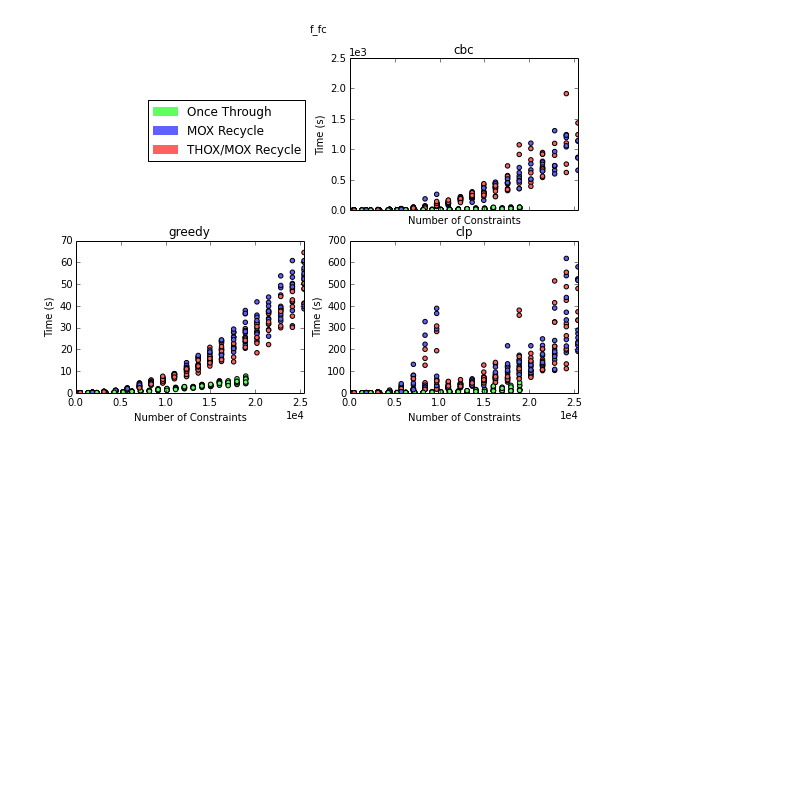
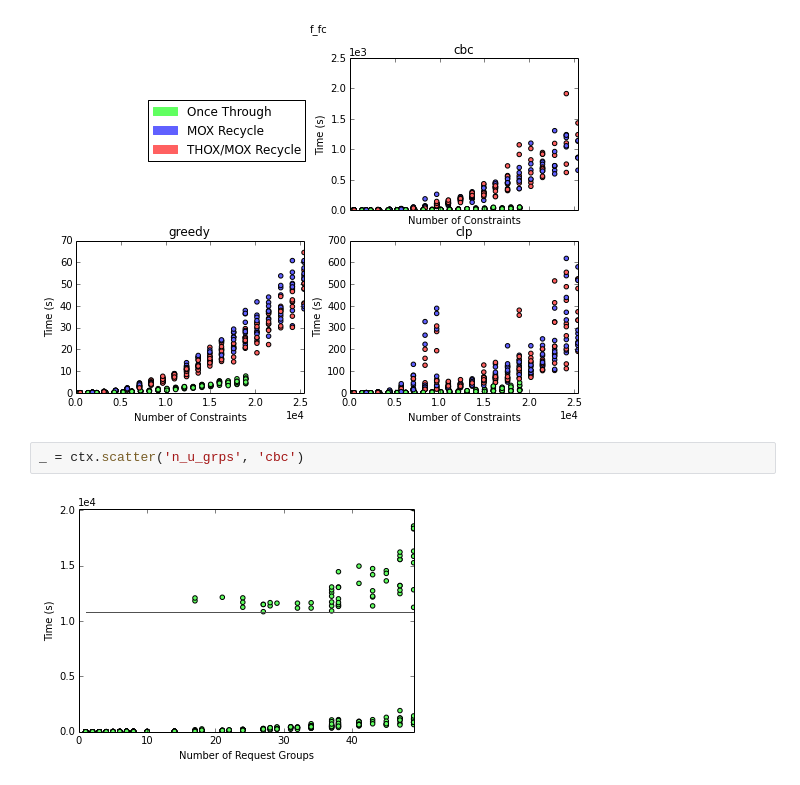
Before and after one commit to gidden/cyclopts, a Jupyter notebook: nbs/capabilities.ipynb, the cells around one changed output. Saved outputs shown, nothing was run; the diff lists cells and outputs as text; blank space fills up the shorter version.

```diff
--- a/nbs/capabilities.ipynb
+++ b/nbs/capabilities.ipynb
@@ -93,3 +93,7 @@ ctx.three_pane_colorparam('n_constrs', 'f_fc')
 ctx.three_pane_colorparam('n_constrs', 'f_fc', below=3*60*60)
 # %% [output]
 [figure]
+# %%
+_ = ctx.scatter('n_u_grps', 'cbc')
+# %% [output]
+[figure, added]
```
Also changed, not shown: parts of 6 cells of this notebook, 3 other files.
